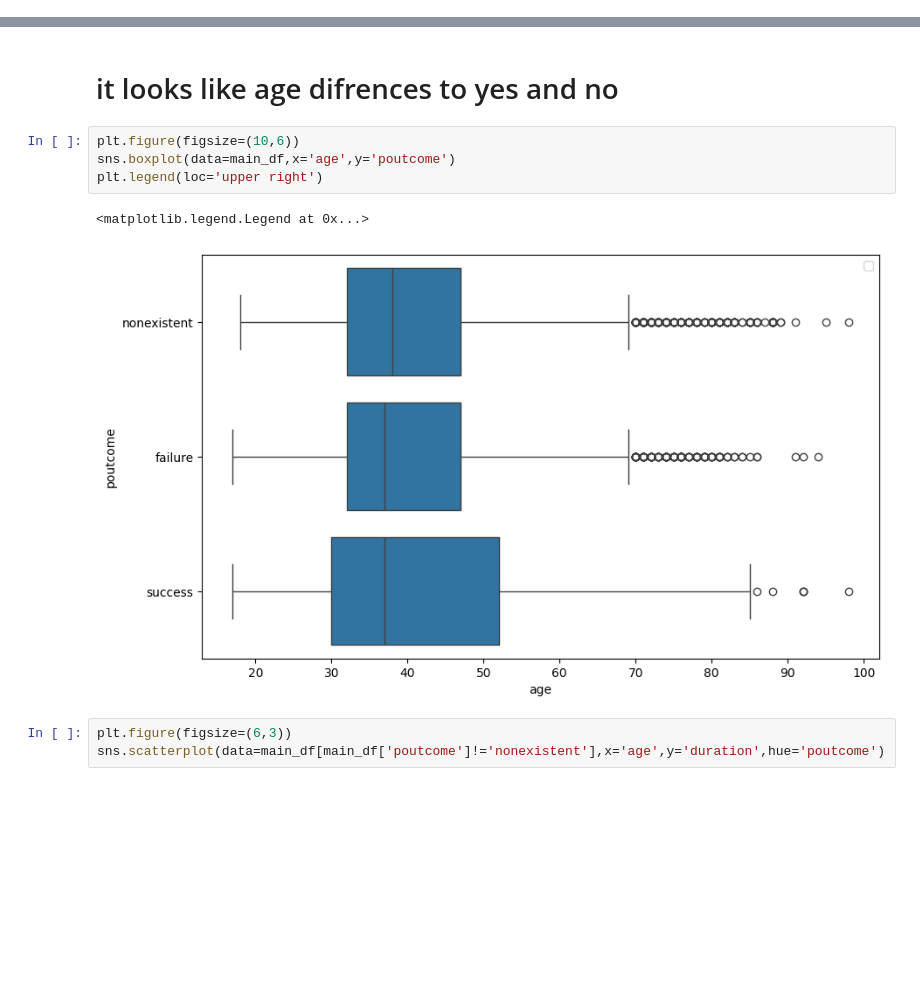
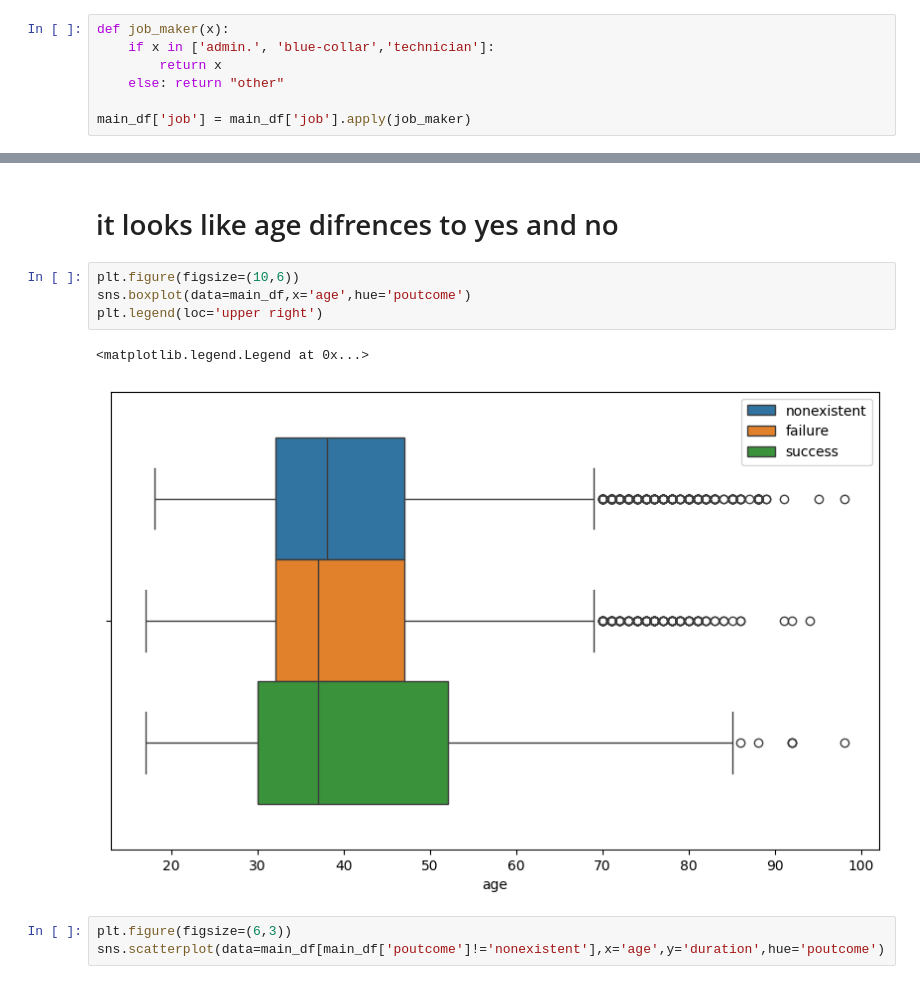
Before and after one commit to utkuseyithanoglu/utku-machine-learning-python-template, a Jupyter notebook: src/explore.ipynb, the cells around one changed output, grey strips where cells are left out. Cells and saved outputs as stored; diff of their text form; blank space fills up the shorter version.

```diff
--- a/src/explore.ipynb
+++ b/src/explore.ipynb
@@ -89,6 +89,13 @@ korelasyonunu görsel olarak küçük bir ısı haritası şeklinde gösterir.""
 # %% [output]
 '\nBu kod, seçilen 6 sütunun birbirleriyle olan \nkorelasyonunu görsel olarak küçük bir ısı haritası şeklinde gösterir.'
 [figure]
+# %%
+def job_maker(x):
+    if x in ['admin.', 'blue-collar','technician']:
+        return x
+    else: return "other"
+
+main_df['job'] = main_df['job'].apply(job_maker)
 # %%
 plt.figure(figsize=(6,3))
 sns.regplot(data=main_df,x='emp.var.rate',y='euribor3m')
@@ -205,11 +253,11 @@ Name: count, dtype: int64
 # it looks like age difrences to yes and no
 # %%
 plt.figure(figsize=(10,6))
-sns.boxplot(data=main_df,x='age',y='poutcome')
+sns.boxplot(data=main_df,x='age',hue='poutcome')
 plt.legend(loc='upper right')
 # %% [output]
 <matplotlib.legend.Legend at 0x...>
-[figure, old version]
+[figure, new version]
 # %%
 plt.figure(figsize=(6,3))
 sns.scatterplot(data=main_df[main_df['poutcome']!='nonexistent'],x='age',y='duration',hue='poutcome')
```
Also changed, not shown: parts of 29 cells of this notebook.
